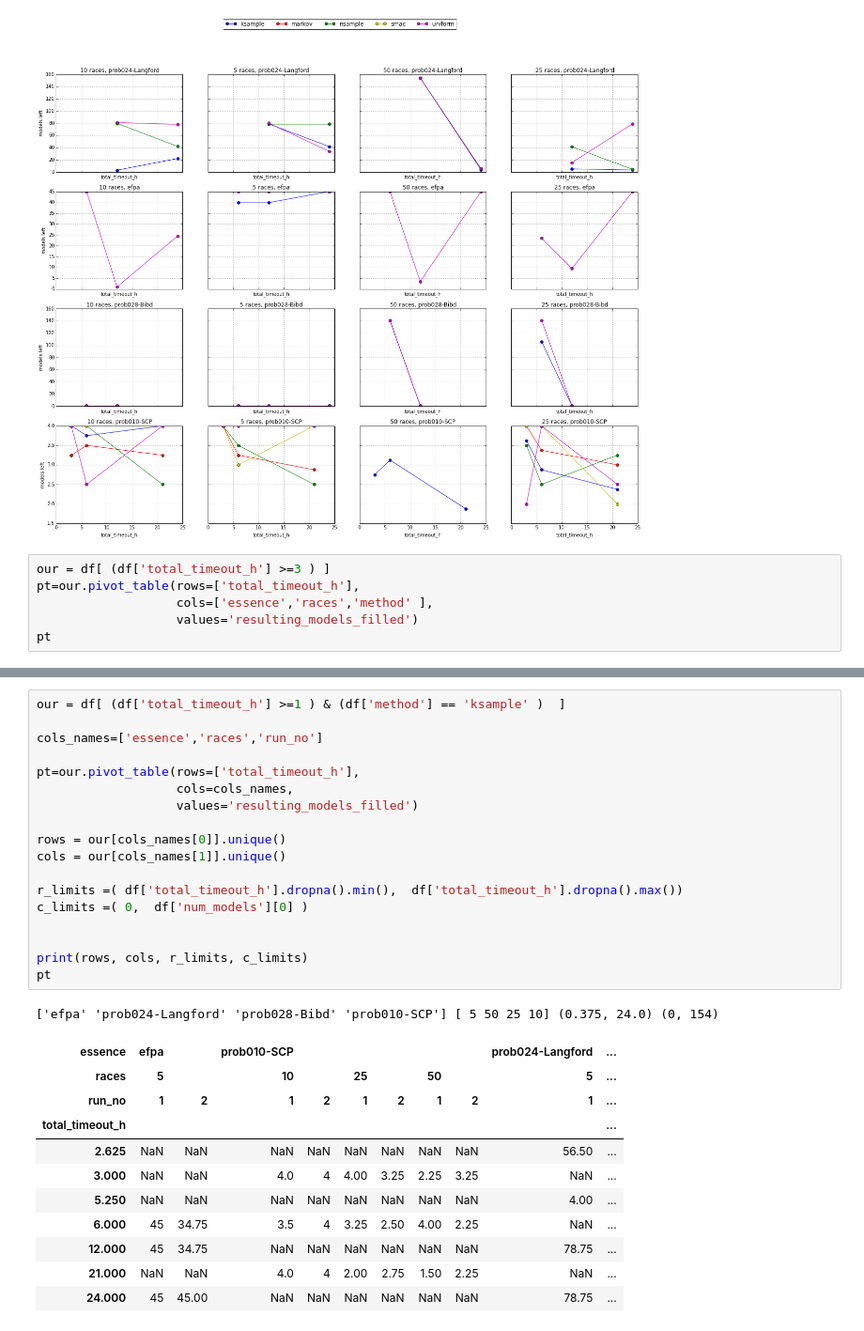
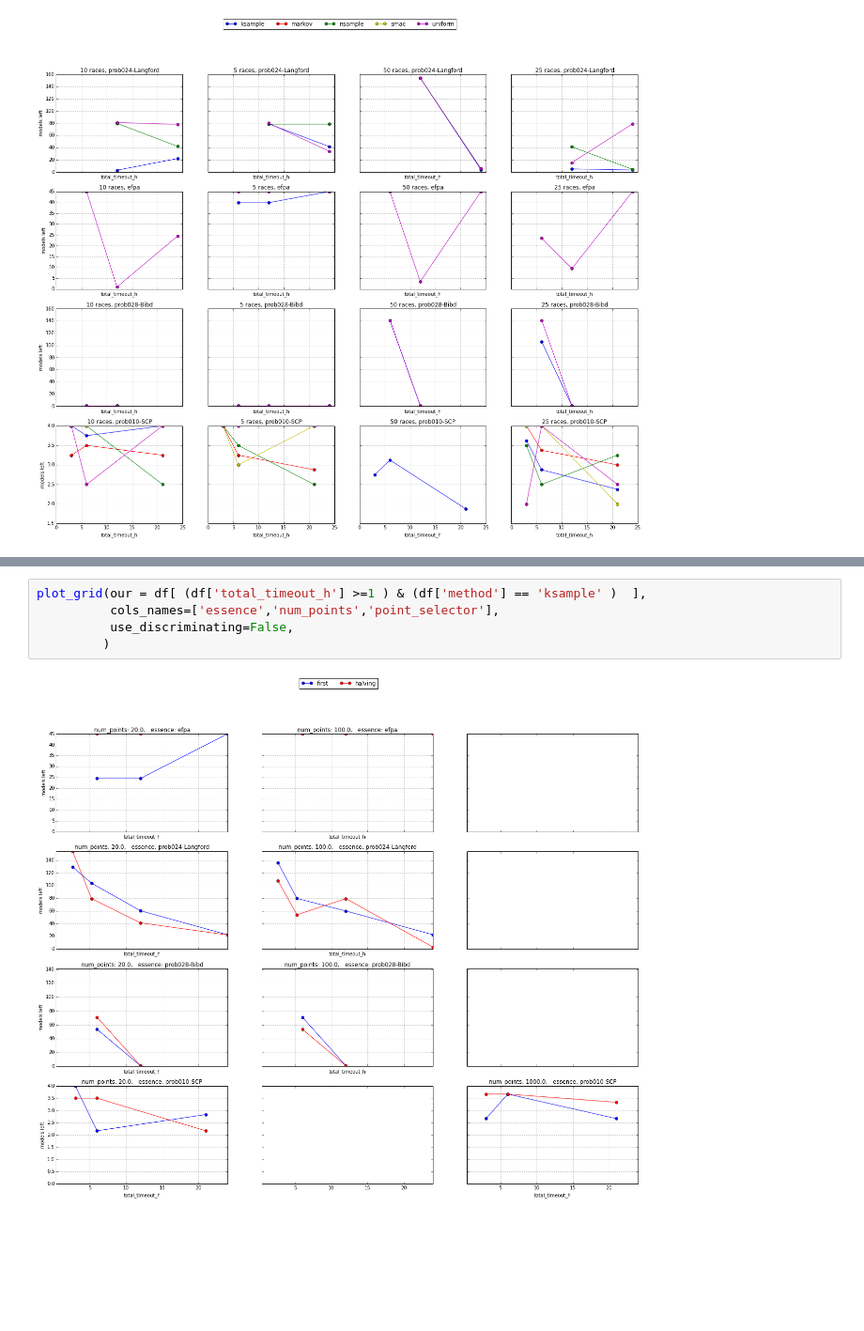
Before and after one commit to Bilalh/Gen, a Jupyter notebook: scripts/parse_results/useful.ipynb, the cells around one changed output, grey strips where cells are left out. Shown at 94% size. Saved outputs shown, nothing was run; the diff lists cells and outputs as text; blank space fills up the shorter version.

```diff
--- a/scripts/parse_results/useful.ipynb
+++ b/scripts/parse_results/useful.ipynb
@@ -76,9 +76,3 @@ with PdfPages('/Users/bilalh/Desktop/a.pdf') as pdf:
 # fig.savefig('/Users/bilalh/Desktop/a.png')
 # %% [output]
 [figure]
-# %%
-our = df[ (df['total_timeout_h'] >=3 ) ]
-pt=our.pivot_table(rows=['total_timeout_h'],
-                   cols=['essence','races','method' ],
-                   values='resulting_models_filled')
-pt
@@ -149,31 +134,7 @@ with PdfPages('/Users/bilalh/Desktop/b.pdf') as pdf:
-# %%
-our = df[ (df['total_timeout_h'] >=1 ) & (df['method'] == 'ksample' )  ]
-
-cols_names=['essence','races','run_no']
-
-pt=our.pivot_table(rows=['total_timeout_h'],
-                   cols=cols_names,
-                   values='resulting_models_filled')
-
-rows = our[cols_names[0]].unique()
-cols = our[cols_names[1]].unique()
-
-r_limits =( df['total_timeout_h'].dropna().min(),  df['total_timeout_h'].dropna().max())
-c_limits =( 0,  df['num_models'][0] )
-
-
-print(rows, cols, r_limits, c_limits)
-pt
-# %% [output]
-['efpa' 'prob024-Langford' 'prob028-Bibd' 'prob010-SCP'] [ 5 50 25 10] (0.375, 24.0) (0, 154)
-| essence | efpa |  | prob010-SCP |  |  |  |  |  | prob024-Langford | ... |
-| races | 5 |  | 10 |  | 25 |  | 50 |  | 5 | ... |
-| run_no | 1 | 2 | 1 | 2 | 1 | 2 | 1 | 2 | 1 | ... |
-| total_timeout_h |  |  |  |  |  |  |  |  |  | ... |
-| 2.625 | NaN | NaN | NaN | NaN | NaN | NaN | NaN | NaN | 56.50 | ... |
-| 3.000 | NaN | NaN | 4.0 | 4 | 4.00 | 3.25 | 2.25 | 3.25 | NaN | ... |
-| 5.250 | NaN | NaN | NaN | NaN | NaN | NaN | NaN | NaN | 4.00 | ... |
-| 6.000 | 45 | 34.75 | 3.5 | 4 | 3.25 | 2.50 | 4.00 | 2.25 | NaN | ... |
-| 12.000 | 45 | 34.75 | NaN | NaN | NaN | NaN | NaN | NaN | 78.75 | ... |
-| 21.000 | NaN | NaN | 4.0 | 4 | 2.00 | 2.75 | 1.50 | 2.25 | NaN | ... |
-| 24.000 | 45 | 45.00 | NaN | NaN | NaN | NaN | NaN | NaN | 78.75 | ... |
+# %%
+plot_grid(our = df[ (df['total_timeout_h'] >=1 ) & (df['method'] == 'ksample' )  ],
+          cols_names=['essence','num_points','point_selector'],
+          use_discriminating=False,
+         )
+# %% [output]
+[figure, added]
```
Also changed, not shown: parts of 3 cells of this notebook.
